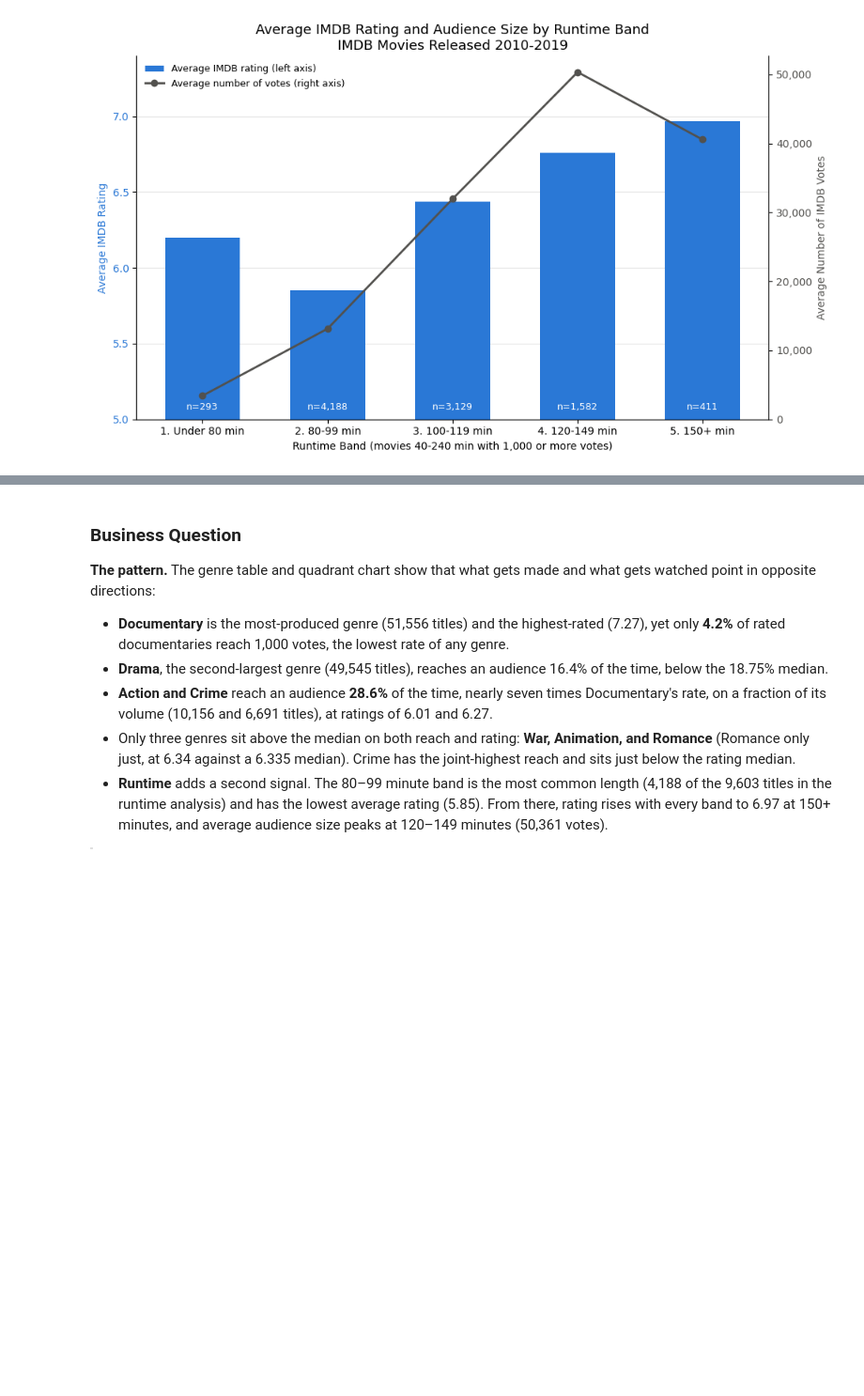
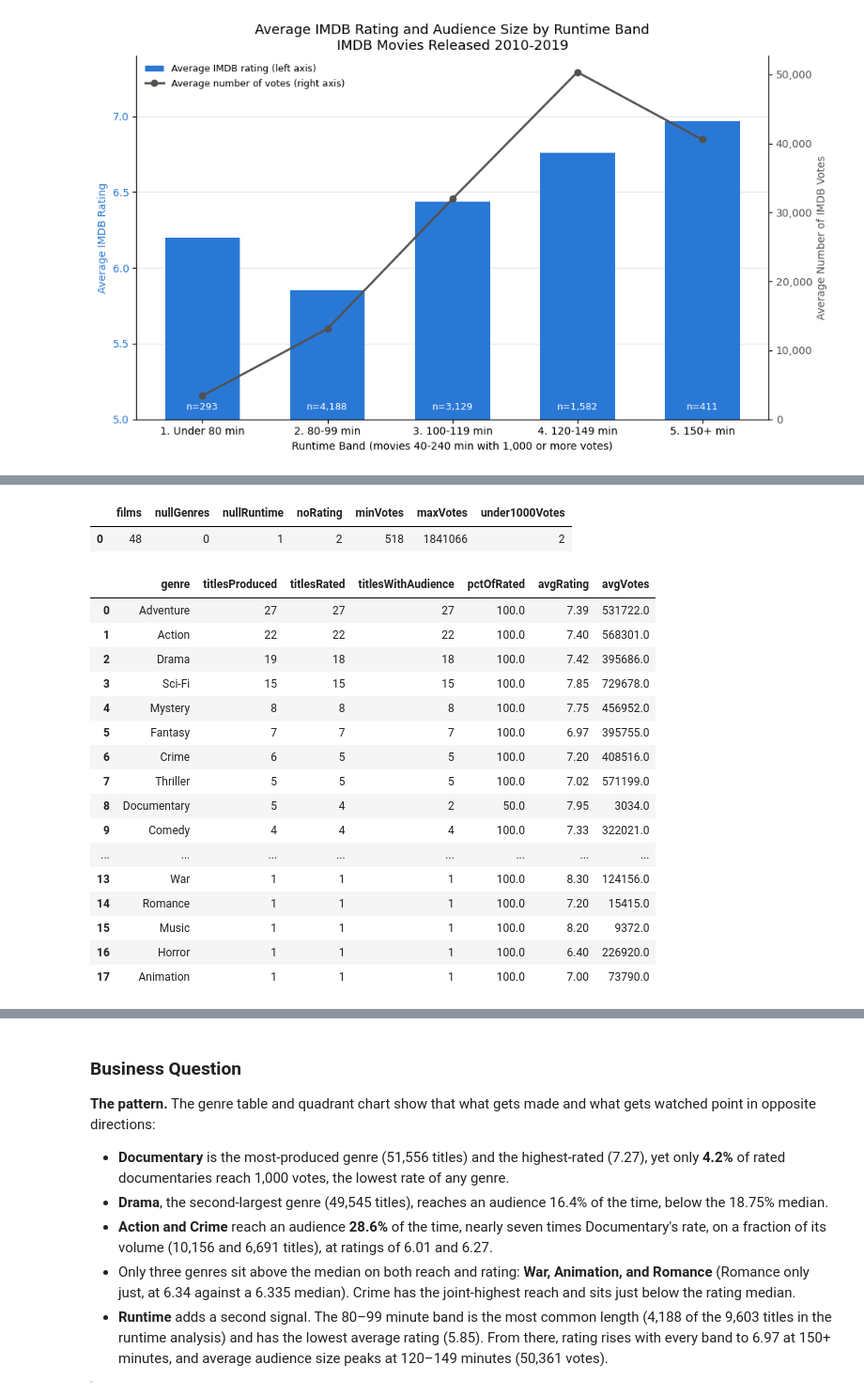
Before and after one commit to janbalangue/dsc-sql-summative-lab, a Jupyter notebook: SQLSummativeLab.ipynb, the cells around one changed output, grey strips where cells are left out. Shown at 94% size. Drawn from its saved outputs; the diff is of its cells as text; code cells hidden in the pictures; blank space fills up the shorter version.

```diff
--- a/SQLSummativeLab.ipynb
+++ b/SQLSummativeLab.ipynb
@@ -905,0 +994,62 @@ plt.show()
+# %%
+# Same completeness and vote checks as Step 1, for the top directors' films
+top_director_profile = pd.read_sql(top_director_ctes + """
+SELECT COUNT(*) AS films,
+       SUM(CASE WHEN b.genres IS NULL THEN 1 ELSE 0 END) AS nullGenres,
+       SUM(CASE WHEN b.runtime_minutes IS NULL THEN 1 ELSE 0 END) AS nullRuntime,
+       SUM(CASE WHEN r.movie_id IS NULL THEN 1 ELSE 0 END) AS noRating,
+       MIN(r.numvotes) AS minVotes,
+       MAX(r.numvotes) AS maxVotes,
+       SUM(CASE WHEN r.numvotes < 1000 THEN 1 ELSE 0 END) AS under1000Votes
+FROM top_films AS tf
+JOIN movie_basics AS b
+  ON tf.movie_id = b.movie_id
+LEFT JOIN movie_ratings AS r
+  ON b.movie_id = r.movie_id;
+""", conn4)
+top_director_profile
+# %% [output]
+|  | films | nullGenres | nullRuntime | noRating | minVotes | maxVotes | under1000Votes |
+| 0 | 48 | 0 | 1 | 2 | 518 | 1841066 | 2 |
+# %%
+# Step 2's genre query restricted to the top directors' films.
+# Nearly every film clears 1,000 votes, so avgVotes is added as a finer measure of reach.
+top_director_genres = pd.read_sql(top_director_ctes + """
+SELECT g.genre,
+       COUNT(*) AS titlesProduced,
+       SUM(CASE WHEN r.movie_id IS NOT NULL THEN 1 ELSE 0 END) AS titlesRated,
+       SUM(CASE WHEN r.numvotes >= 1000 THEN 1 ELSE 0 END) AS titlesWithAudience,
+       ROUND(100.0 * SUM(CASE WHEN r.numvotes >= 1000 THEN 1 ELSE 0 END)
+             / SUM(CASE WHEN r.movie_id IS NOT NULL THEN 1 ELSE 0 END), 1) AS pctOfRated,
+       ROUND(AVG(CASE WHEN r.numvotes >= 1000 THEN r.averagerating END), 2) AS avgRating,
+       ROUND(AVG(r.numvotes), 0) AS avgVotes
+FROM genre_list AS g
+JOIN movie_basics AS b
+  ON ',' || b.genres || ',' LIKE '%,' || g.genre || ',%'
+JOIN top_films AS tf
+  ON b.movie_id = tf.movie_id
+LEFT JOIN movie_ratings AS r
+  ON b.movie_id = r.movie_id
+WHERE b.genres IS NOT NULL
+GROUP BY g.genre
+ORDER BY titlesProduced DESC;
+""", conn4)
+top_director_genres
+# %% [output]
+|  | genre | titlesProduced | titlesRated | titlesWithAudience | pctOfRated | avgRating | avgVotes |
+| 0 | Adventure | 27 | 27 | 27 | 100.0 | 7.39 | 531722.0 |
+| 1 | Action | 22 | 22 | 22 | 100.0 | 7.40 | 568301.0 |
+| 2 | Drama | 19 | 18 | 18 | 100.0 | 7.42 | 395686.0 |
+| 3 | Sci-Fi | 15 | 15 | 15 | 100.0 | 7.85 | 729678.0 |
+| 4 | Mystery | 8 | 8 | 8 | 100.0 | 7.75 | 456952.0 |
+| 5 | Fantasy | 7 | 7 | 7 | 100.0 | 6.97 | 395755.0 |
+| 6 | Crime | 6 | 5 | 5 | 100.0 | 7.20 | 408516.0 |
+| 7 | Thriller | 5 | 5 | 5 | 100.0 | 7.02 | 571199.0 |
+| 8 | Documentary | 5 | 4 | 2 | 50.0 | 7.95 | 3034.0 |
+| 9 | Comedy | 4 | 4 | 4 | 100.0 | 7.33 | 322021.0 |
+| ... | ... | ... | ... | ... | ... | ... | ... |
+| 13 | War | 1 | 1 | 1 | 100.0 | 8.30 | 124156.0 |
+| 14 | Romance | 1 | 1 | 1 | 100.0 | 7.20 | 15415.0 |
+| 15 | Music | 1 | 1 | 1 | 100.0 | 8.20 | 9372.0 |
+| 16 | Horror | 1 | 1 | 1 | 100.0 | 6.40 | 226920.0 |
+| 17 | Animation | 1 | 1 | 1 | 100.0 | 7.00 | 73790.0 |
```
Also changed, not shown: parts of 8 cells of this notebook, 1 other file.
